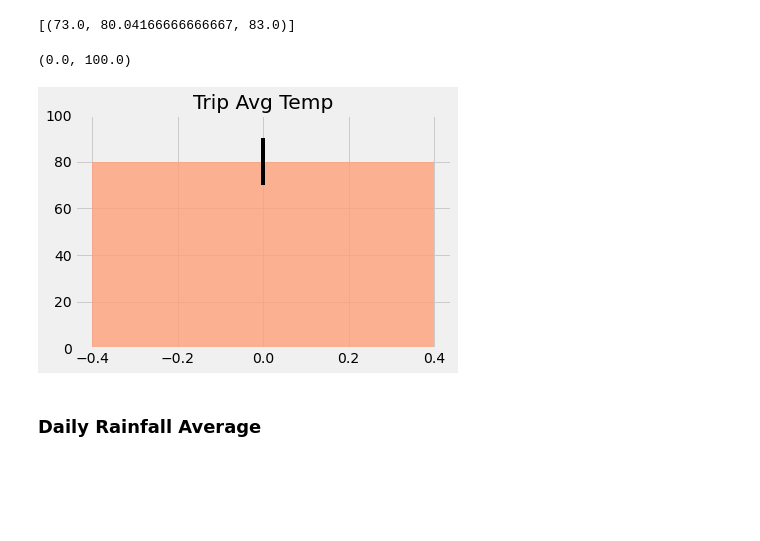
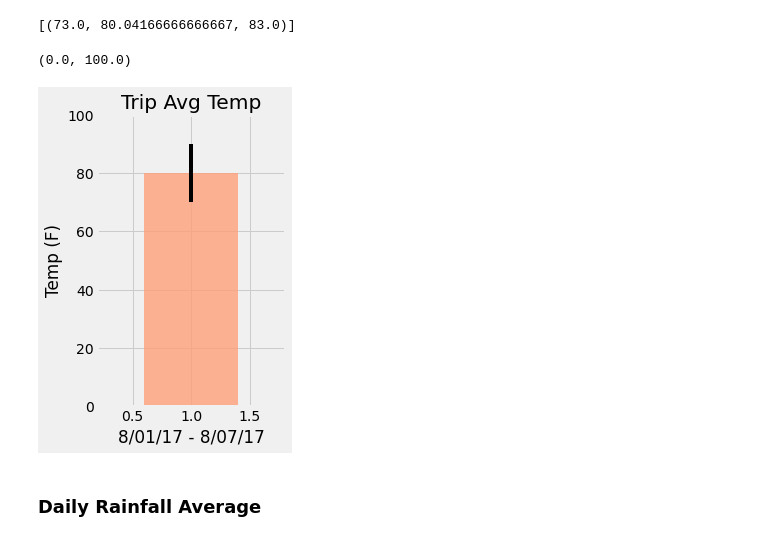
Before and after one commit to cspence001/climate_query_sqlalchemy, a Jupyter notebook: Bonus/Temp_Analysis_II.ipynb, the cells around one changed output. Cells and saved outputs as stored; diff of their text form; code cells hidden in the pictures; blank space fills up the shorter version.

```diff
--- a/Bonus/Temp_Analysis_II.ipynb
+++ b/Bonus/Temp_Analysis_II.ipynb
@@ -77,24 +77,29 @@ year
 # %%
 # Plot the results from your previous query as a bar chart.
 year_list = year[0]
 year_list
 year_min = year_list[0]
 year_avg = year_list[1]
 year_max = year_list[2]
 
 error = year_max - year_min
 
 # Use "Trip Avg Temp" as your Title
 # Use the average temperature for bar height (y value)
 
 # Use the peak-to-peak (tmax-tmin) value as the y error bar (yerr)
 
+
+plt.figure(figsize=(3,5))
+plt.bar(x=[1], height=year_avg, yerr=error, color ='lightsalmon', alpha =.8)
 plt.title("Trip Avg Temp")
-plt.bar(x=0, height=year_avg, yerr=error, color ='lightsalmon', alpha =.8)
+plt.xlabel('8/01/17 - 8/07/17')
+plt.ylabel('Temp (F)')
+plt.xlim((0.2,1.8))
 plt.ylim((0,100))
 # %% [output]
 (0.0, 100.0)
-[figure, old version]
+[figure, new version]
 # %% [markdown]
 ### Daily Rainfall Average
 # %%
```
Also changed, not shown: parts of 1 cell of this notebook.
